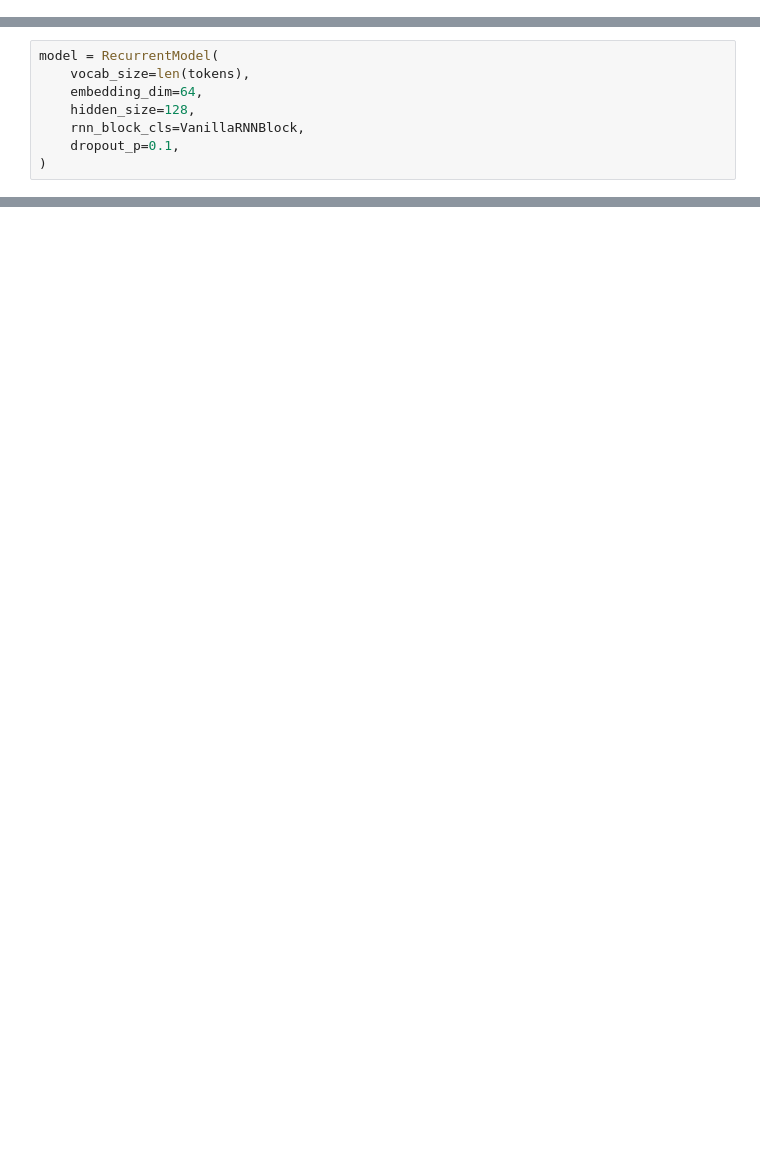
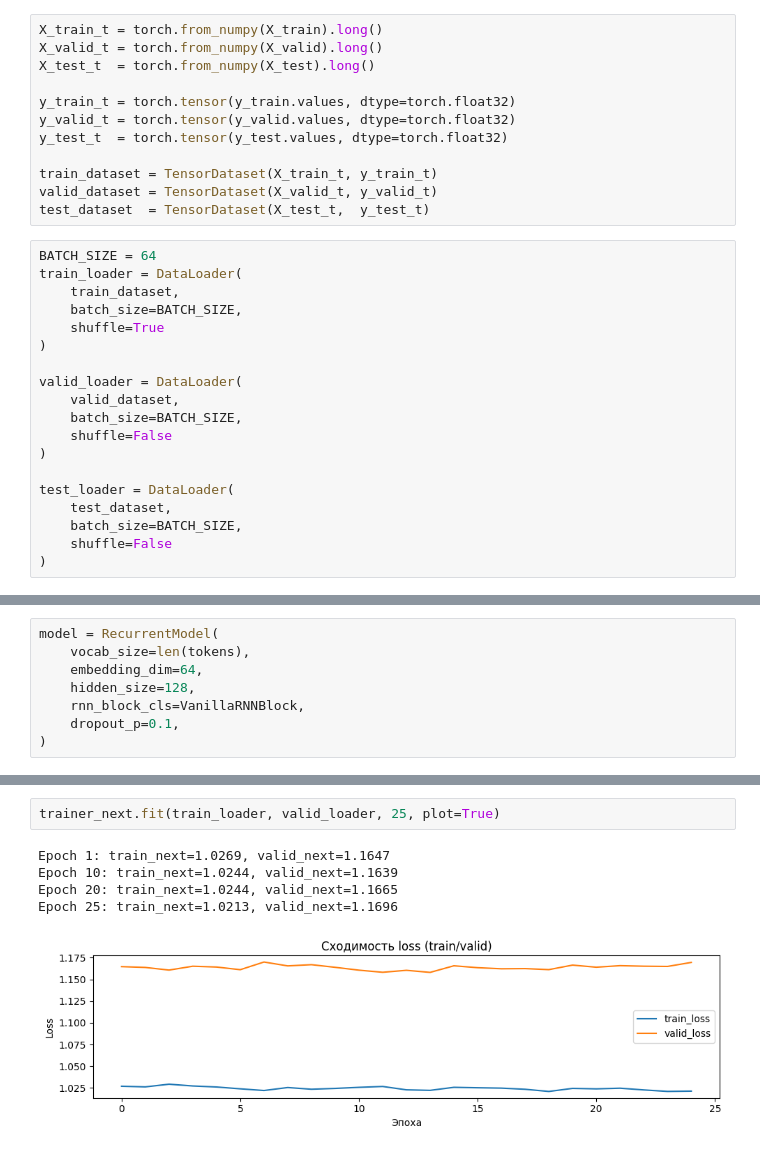
Before and after one commit to Analagis/learning_ML_projects, a Jupyter notebook: Project10/src/report.ipynb, the cells around one changed output, grey strips where cells are left out. Cells and saved outputs as stored; diff of their text form; blank space fills up the shorter version.

```diff
--- a/Project10/src/report.ipynb
+++ b/Project10/src/report.ipynb
@@ -78,4 +76,35 @@ X_train, X_temp, y_train, y_temp = train_test_split(
 X_valid, X_test, y_valid, y_test = train_test_split(
     X_temp, y_temp, test_size=0.5, random_state=42, stratify=y_temp
 )
+# %%
+X_train_t = torch.from_numpy(X_train).long()
+X_valid_t = torch.from_numpy(X_valid).long()
+X_test_t  = torch.from_numpy(X_test).long()
+
+y_train_t = torch.tensor(y_train.values, dtype=torch.float32)
+y_valid_t = torch.tensor(y_valid.values, dtype=torch.float32)
+y_test_t  = torch.tensor(y_test.values, dtype=torch.float32)
+
+train_dataset = TensorDataset(X_train_t, y_train_t)
+valid_dataset = TensorDataset(X_valid_t, y_valid_t)
+test_dataset  = TensorDataset(X_test_t,  y_test_t)
+# %%
+BATCH_SIZE = 64
+train_loader = DataLoader(
+    train_dataset,
+    batch_size=BATCH_SIZE,
+    shuffle=True
+)
+
+valid_loader = DataLoader(
+    valid_dataset,
+    batch_size=BATCH_SIZE,
+    shuffle=False
+)
+
+test_loader = DataLoader(
+    test_dataset,
+    batch_size=BATCH_SIZE,
+    shuffle=False
+)
 # %% [markdown]
@@ -118,0 +130,8 @@ oxlwimlgjhqyh
+# %%
+trainer_next.fit(train_loader, valid_loader, 25, plot=True)
+# %% [output]
+Epoch 1: train_next=1.0269, valid_next=1.1647
+Epoch 10: train_next=1.0244, valid_next=1.1639
+Epoch 20: train_next=1.0244, valid_next=1.1665
+Epoch 25: train_next=1.0213, valid_next=1.1696
+[figure, added]
```
Also changed, not shown: parts of 11 cells of this notebook, 3 other files.
